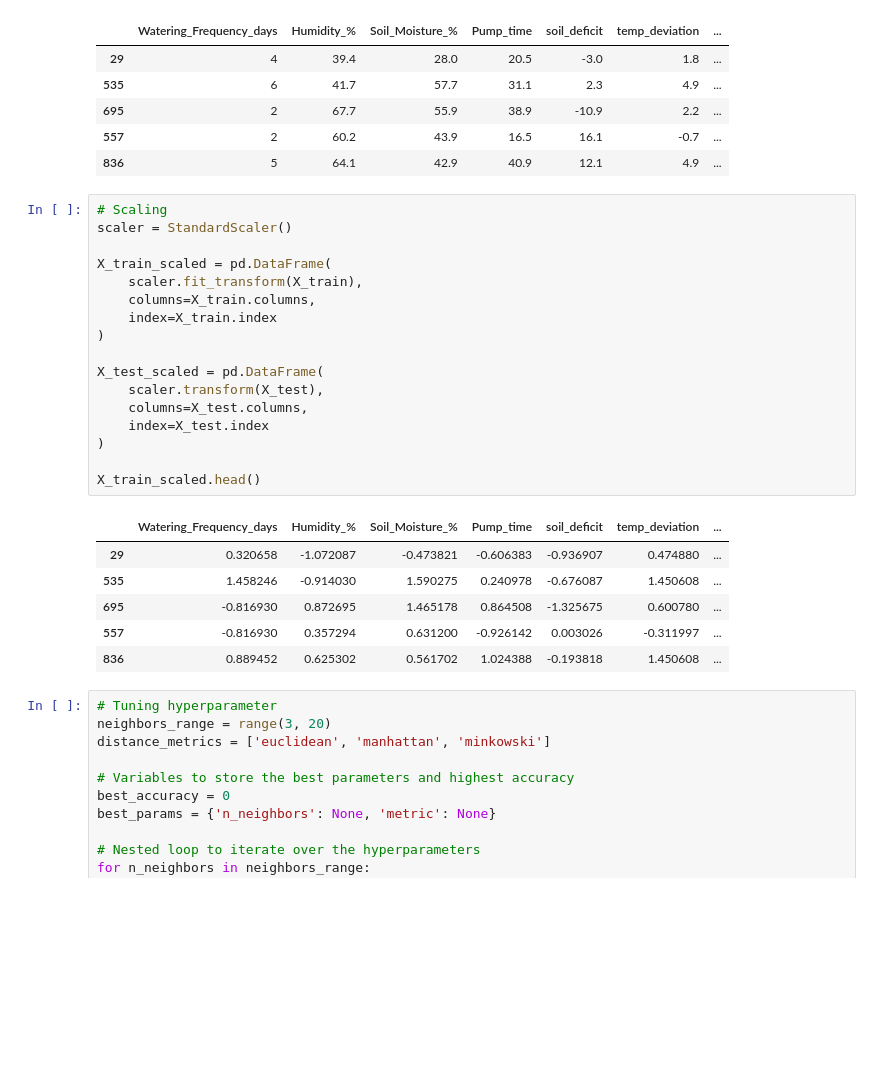
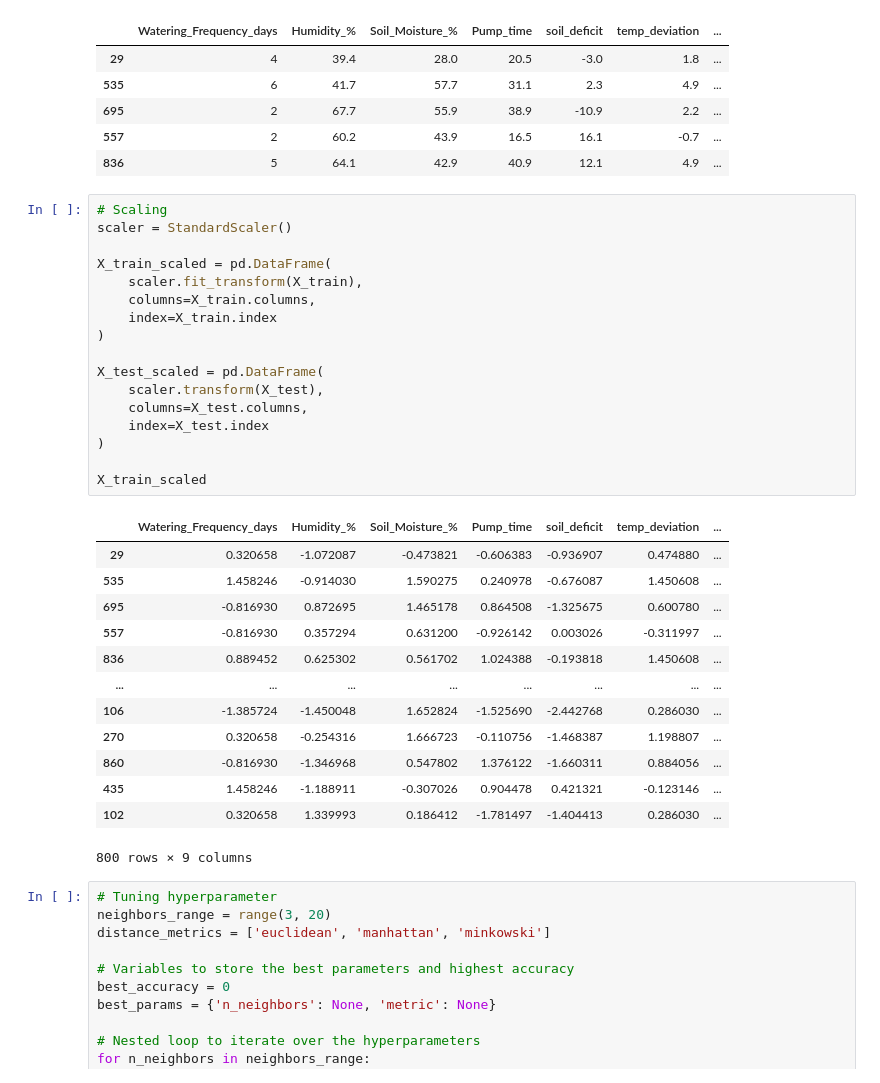
Before and after one commit to VIA-Plantify/Plantify-MachineLearning, a Jupyter notebook: datapreparation/indoor_dataset/indoor_plant.ipynb, the cells around one changed output. Saved outputs shown, nothing was run; the diff lists cells and outputs as text; blank space fills up the shorter version.

```diff
--- a/datapreparation/indoor_dataset/indoor_plant.ipynb
+++ b/datapreparation/indoor_dataset/indoor_plant.ipynb
@@ -222,27 +225,34 @@ X_train.head()
 # %%
 # Scaling
 scaler = StandardScaler()
 
 X_train_scaled = pd.DataFrame(
     scaler.fit_transform(X_train),
     columns=X_train.columns,
     index=X_train.index
 )
 
 X_test_scaled = pd.DataFrame(
     scaler.transform(X_test),
     columns=X_test.columns,
     index=X_test.index
 )
 
-X_train_scaled.head()
+X_train_scaled
 # %% [output]
 |  | Watering_Frequency_days | Humidity_% | Soil_Moisture_% | Pump_time | soil_deficit | temp_deviation | ... |
 | 29 | 0.320658 | -1.072087 | -0.473821 | -0.606383 | -0.936907 | 0.474880 | ... |
 | 535 | 1.458246 | -0.914030 | 1.590275 | 0.240978 | -0.676087 | 1.450608 | ... |
 | 695 | -0.816930 | 0.872695 | 1.465178 | 0.864508 | -1.325675 | 0.600780 | ... |
 | 557 | -0.816930 | 0.357294 | 0.631200 | -0.926142 | 0.003026 | -0.311997 | ... |
 | 836 | 0.889452 | 0.625302 | 0.561702 | 1.024388 | -0.193818 | 1.450608 | ... |
+| ... | ... | ... | ... | ... | ... | ... | ... |
+| 106 | -1.385724 | -1.450048 | 1.652824 | -1.525690 | -2.442768 | 0.286030 | ... |
+| 270 | 0.320658 | -0.254316 | 1.666723 | -0.110756 | -1.468387 | 1.198807 | ... |
+| 860 | -0.816930 | -1.346968 | 0.547802 | 1.376122 | -1.660311 | 0.884056 | ... |
+| 435 | 1.458246 | -1.188911 | -0.307026 | 0.904478 | 0.421321 | -0.123146 | ... |
+| 102 | 0.320658 | 1.339993 | 0.186412 | -1.781497 | -1.404413 | 0.286030 | ... |
+800 rows × 9 columns
 # %%
 # Tuning hyperparameter
 neighbors_range = range(3, 20)
```
Also changed, not shown: parts of 11 cells of this notebook.
